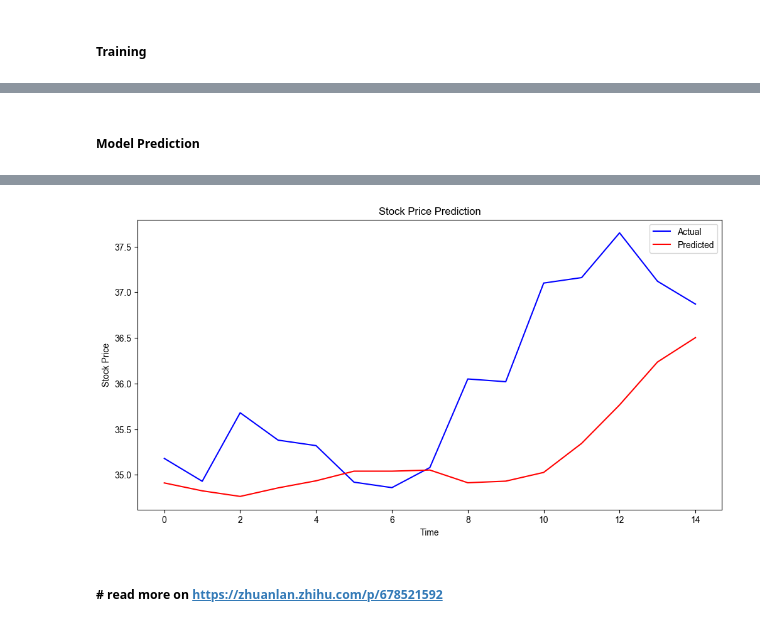
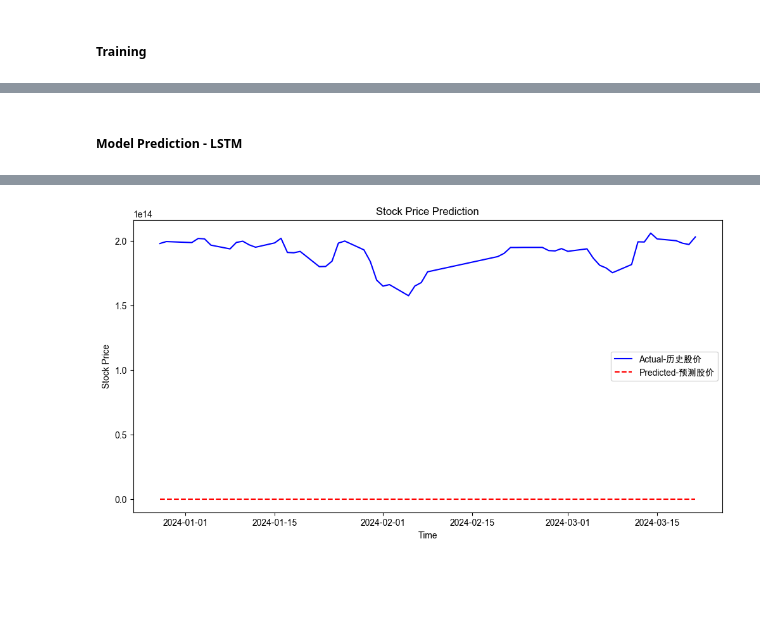
Before and after one commit to klein-wang/TechNow, a Jupyter notebook: trading/astock_extract.ipynb, the cells around one changed output, grey strips where cells are left out. Saved outputs shown, nothing was run; the diff lists cells and outputs as text; code cells hidden in the pictures; blank space fills up the shorter version.

Commit message:
update the lstm model

```diff
--- a/trading/astock_extract.ipynb
+++ b/trading/astock_extract.ipynb
@@ -72,9 +67,9 @@ df.rename(columns={'代码': 'symbol', '名称': 'name'}, inplace=True)
 symbol_name_dict = df.set_index('symbol')['name'].to_dict()
 # symbol_name_dict.get('sh600029')
 # %%
-today = datetime.now().date().strftime("%Y-%m-%d")
-start_date, end_date ="2023-06-01",today
-stock_list = ['sh600887','sh600009','sh600029','sh600004','sz000651']
+start_date = "2023-06-01"
+end_date = datetime.now().date().strftime("%Y-%m-%d")
+stock_list = ['sh600887','sh600754','sh600009','sh600004','sh601127','sz000651']
 
 def get_signal(stock_index):
 
@@ -150,18 +159,19 @@ from tensorflow.keras.layers import LSTM, Dense
 stock_data = ak.stock_zh_a_daily(symbol=stock_list[1], start_date=start_date, end_date=end_date)
 # Convert the date column to datetime format
 stock_data["date"] = pd.to_datetime(stock_data["date"])
+stock_data["day_of_year"] = stock_data["date"].dt.dayofyear
 
 # Sort the data by date in ascending order
 stock_data.sort_values("date", inplace=True)
 
 # Normalize the closing price values between 0 and 1
-scaler = MinMaxScaler()
+scaler = MinMaxScaler(feature_range=(0, 1))
 stock_data["close_scaled"] = scaler.fit_transform(stock_data["close"].values.reshape(-1, 1))
 # %% [markdown]
 ##### Training
 # %%
 # Split the data into training and testing sets
-train_size = int(len(stock_data) * 0.9)
+train_size = int(len(stock_data) * 0.7)
 train_data = stock_data[:train_size]
 test_data = stock_data[train_size:]
 
@@ -170,8 +180,8 @@ X_train = []
 y_train = []
 
 # Define the number of previous time steps to consider
-# (e.g., use the previous 5 days' closing prices to predict the next day)
-time_steps = 5
+# (e.g., use the previous 10 days' closing prices to predict the next day)
+time_steps = 10
 
 for i in range(time_steps, len(train_data)):
     X_train.append(train_data["close_scaled"].values[i - time_steps:i])
@@ -239,5 +249,5 @@ Epoch 50/50
 # %% [markdown]
-##### Model Prediction
+##### Model Prediction - LSTM
 # %%
 # Generate predictions for the test set
 y_pred = model.predict(X_test)
@@ -245,11 +255,12 @@ y_pred = model.predict(X_test)
 # Rescale the predicted and actual values back to their original range
 y_pred = scaler.inverse_transform(y_pred)
 y_test = scaler.inverse_transform(y_test.reshape(-1, 1))
+y_date = test_data[time_steps:]["date"]
 
 # Plot the predicted and actual values
 plt.figure(figsize=(12, 6))
-plt.plot(y_test, label="Actual", color="blue")
-plt.plot(y_pred, label="Predicted", color="red")
+plt.plot(y_date, y_test, label="Actual-历史股价", color="blue")
+plt.plot(y_date, y_pred, label="Predicted-预测股价", color="red", linestyle = "--")
 plt.title("Stock Price Prediction")
 plt.xlabel("Time")
 plt.ylabel("Stock Price")
@@ -261,3 +271 @@ WARNING:tensorflow:6 out of the last 11 calls to <function TensorFlowTrainer.mak
-[figure, old version]
+[figure, new version]
-# %% [markdown]
-##### # read more on https://zhuanlan.zhihu.com/p/678521592
```
Also changed, not shown: parts of 11 cells of this notebook.
